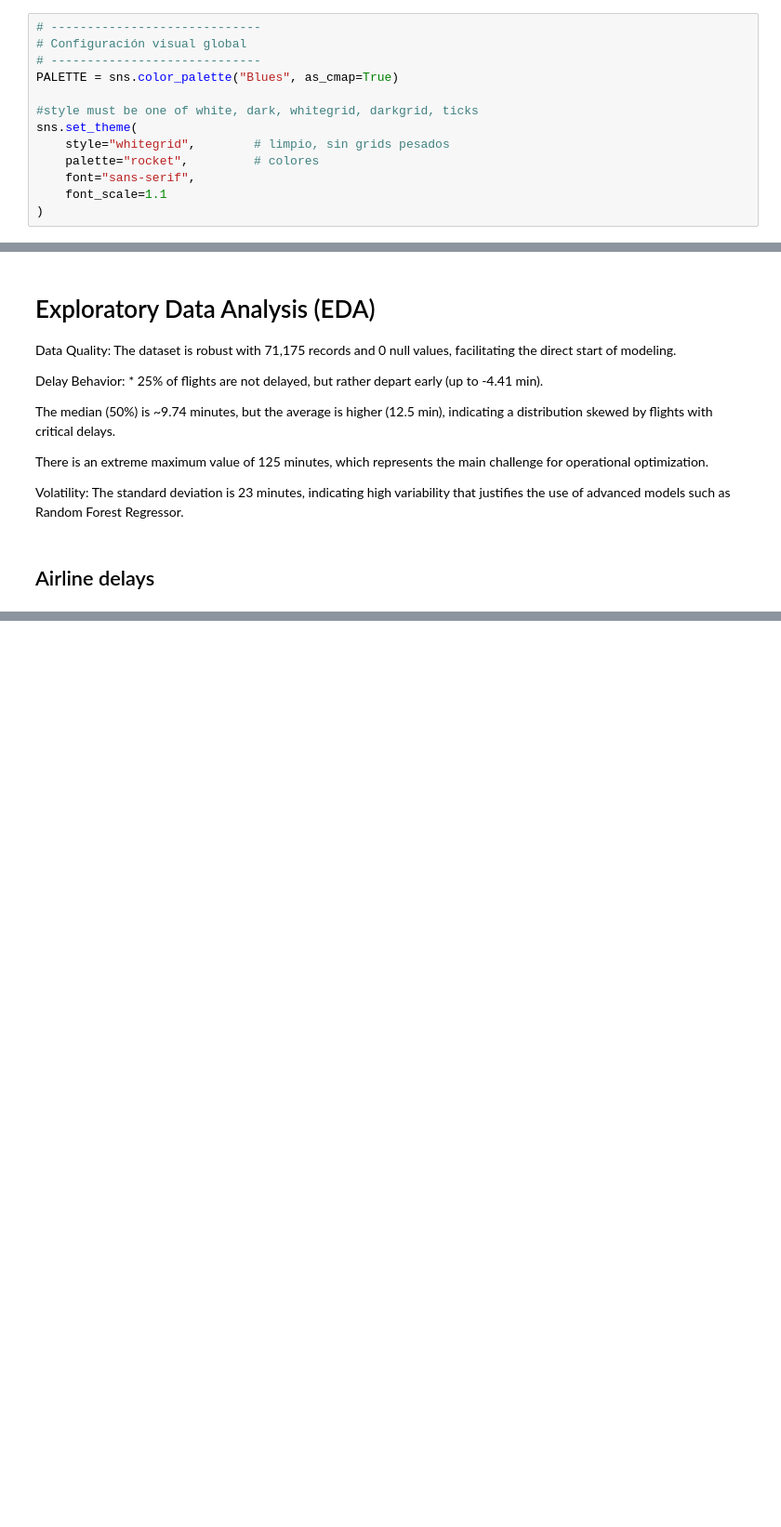
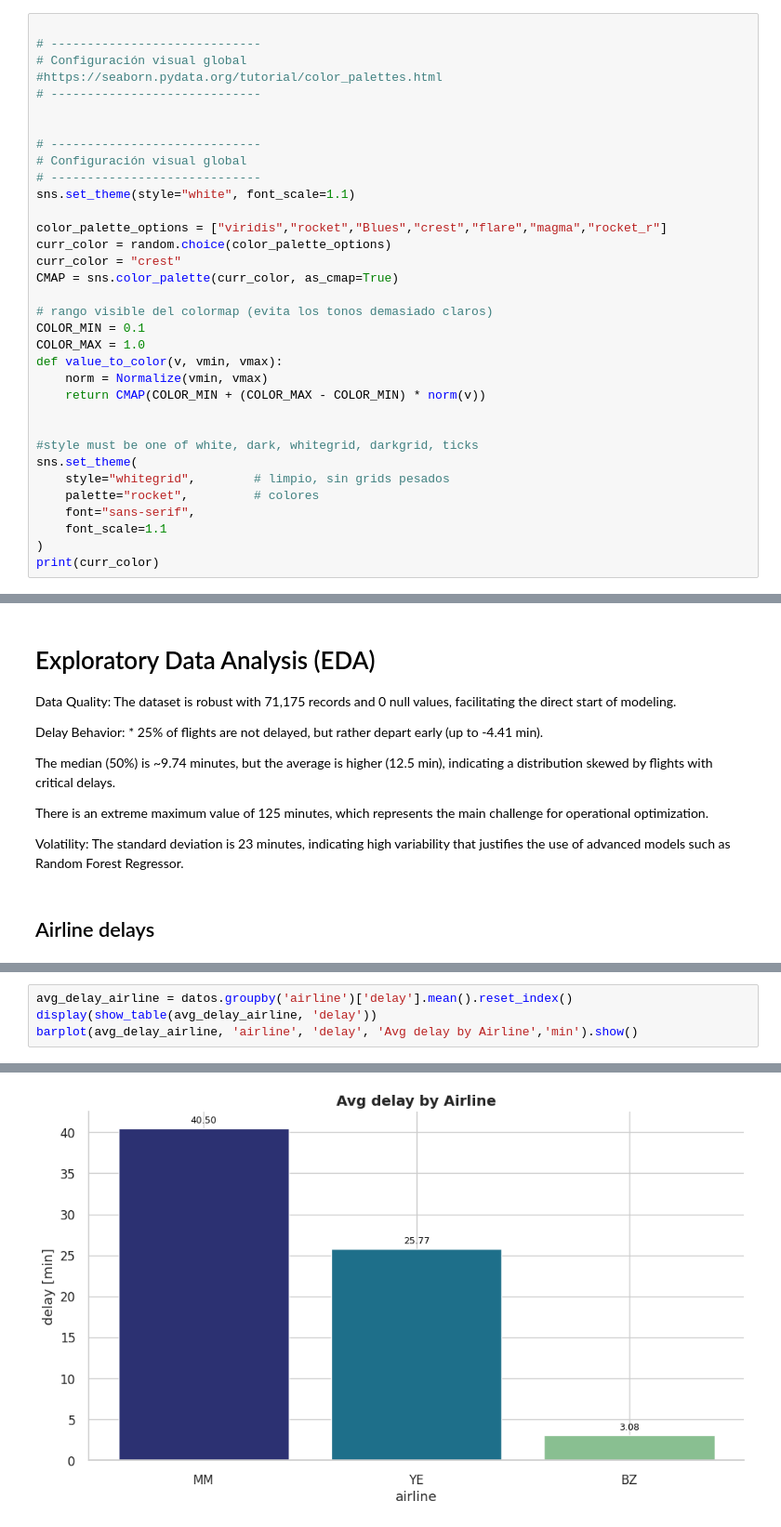
Before and after one commit to JCSR2022/Alura_Data_Science, a Jupyter notebook: Flight_Delay_Prediction_Project/Optimizacion_aeroportuaria.ipynb, the cells around one changed output, grey strips where cells are left out. Shown at 93% size. Cells and saved outputs as stored; diff of their text form; blank space fills up the shorter version.

```diff
--- a/Flight_Delay_Prediction_Project/Optimizacion_aeroportuaria.ipynb
+++ b/Flight_Delay_Prediction_Project/Optimizacion_aeroportuaria.ipynb
@@ -22,8 +25,28 @@ import yellowbrick
 # %%
+
+# -----------------------------
+# Configuración visual global
+#https://seaborn.pydata.org/tutorial/color_palettes.html
+# -----------------------------
+
+
 # -----------------------------
 # Configuración visual global
 # -----------------------------
-PALETTE = sns.color_palette("Blues", as_cmap=True)
+sns.set_theme(style="white", font_scale=1.1)
+
+color_palette_options = ["viridis","rocket","Blues","crest","flare","magma","rocket_r"]
+curr_color = random.choice(color_palette_options)
+curr_color = "crest"
+CMAP = sns.color_palette(curr_color, as_cmap=True)
+
+# rango visible del colormap (evita los tonos demasiado claros)
+COLOR_MIN = 0.1
+COLOR_MAX = 1.0
+def value_to_color(v, vmin, vmax):
+    norm = Normalize(vmin, vmax)
+    return CMAP(COLOR_MIN + (COLOR_MAX - COLOR_MIN) * norm(v))
+
 
 #style must be one of white, dark, whitegrid, darkgrid, ticks
 sns.set_theme(
@@ -32,3 +55,4 @@ sns.set_theme(
     font="sans-serif",
     font_scale=1.1
 )
+print(curr_color)
@@ -235,0 +213,5 @@ barplot(avg_delay, 'airline', 'delay', 'Delay by Airline').show()
+# %%
+avg_delay_airline = datos.groupby('airline')['delay'].mean().reset_index()
+display(show_table(avg_delay_airline, 'delay'))
+barplot(avg_delay_airline, 'airline', 'delay', 'Avg delay by Airline','min').show()
+# %% [output]
@@ -235,0 +222 @@ barplot(avg_delay, 'airline', 'delay', 'Delay by Airline').show()
+[figure, added]
```
Also changed, not shown: parts of 25 cells of this notebook.
